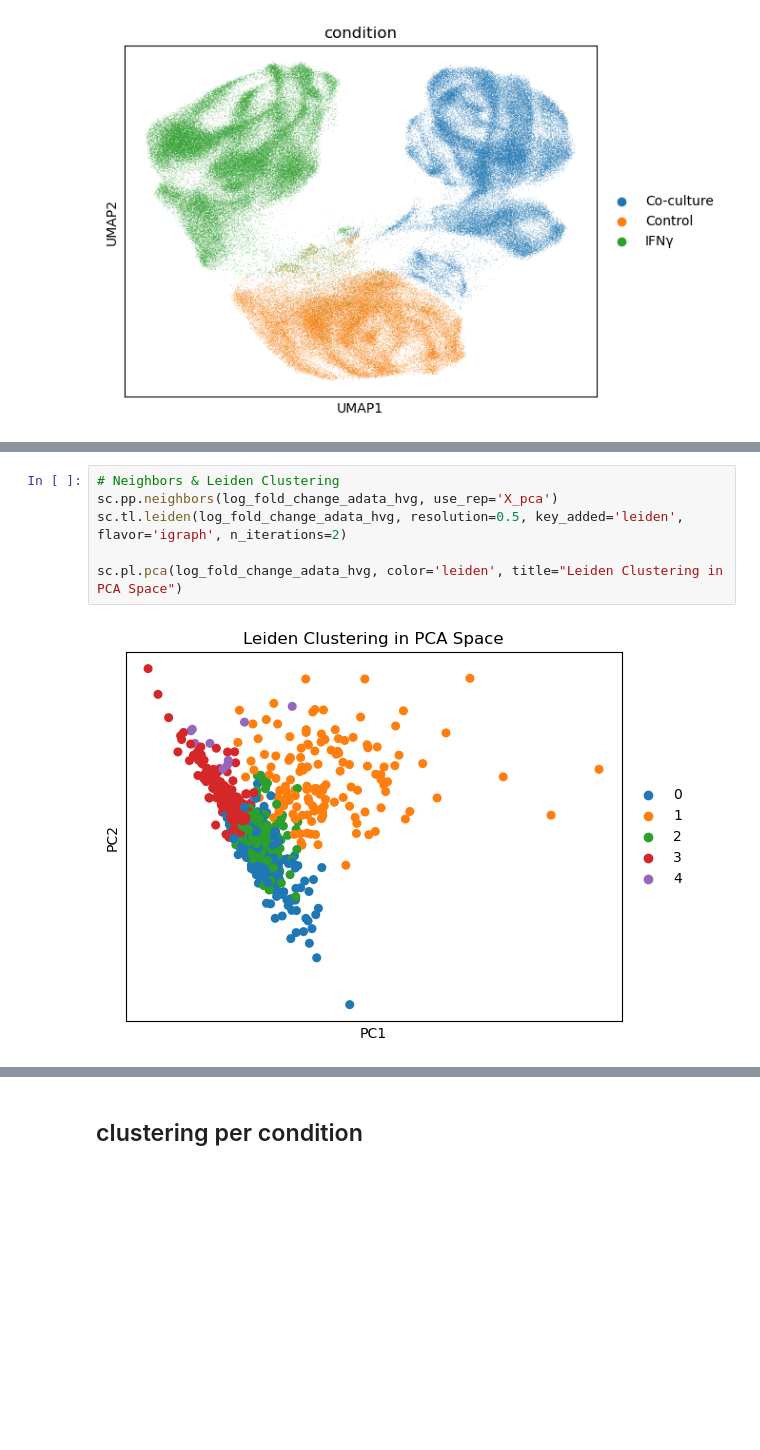
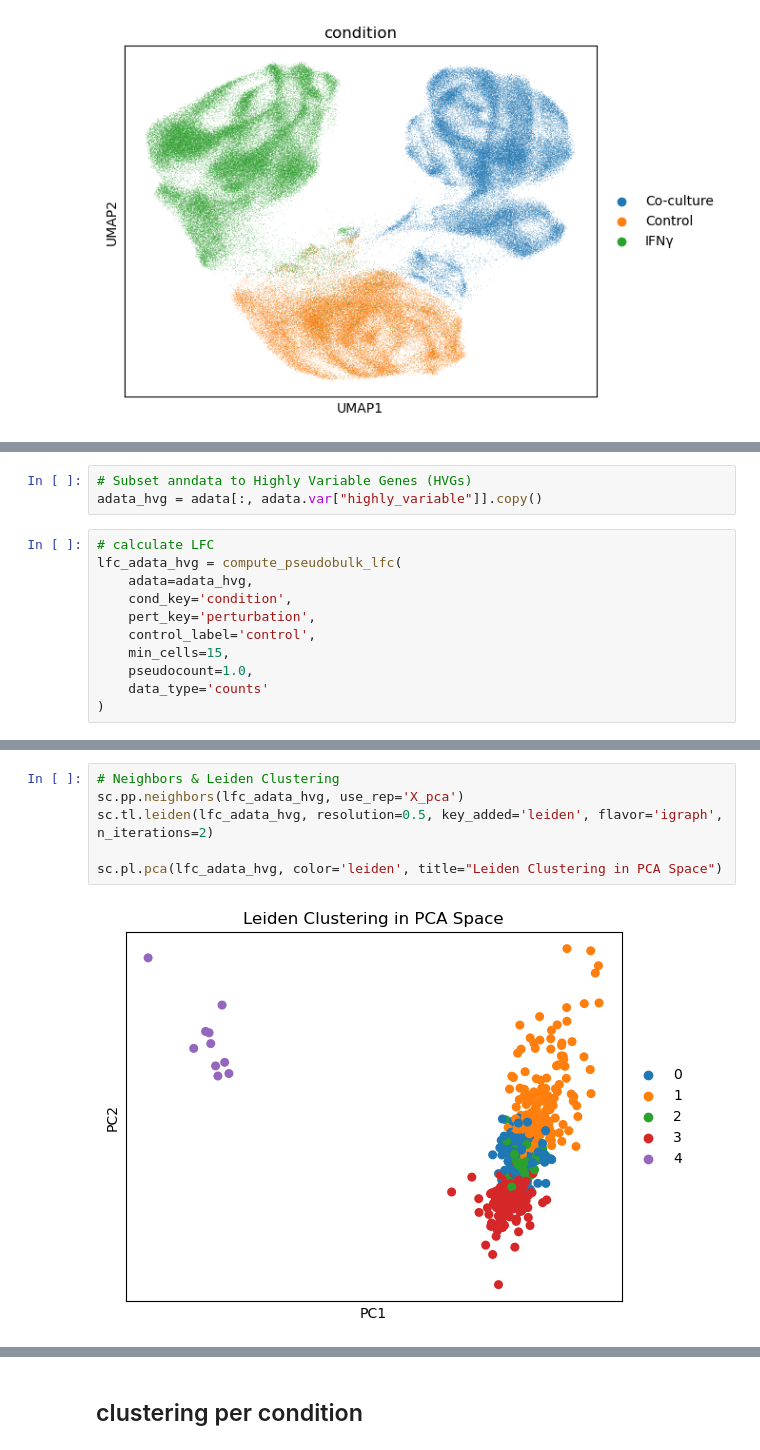
Before and after one commit to tf-kuehn/ml_omics, a Jupyter notebook: Task_2_ae_version_2.ipynb, the cells around one changed output, grey strips where cells are left out. Drawn from its saved outputs; the diff is of its cells as text; blank space fills up the shorter version.

```diff
--- a/Task_2_ae_version_2.ipynb
+++ b/Task_2_ae_version_2.ipynb
@@ -107 +204,15 @@ log_fold_change_co_culture_hvg = log_fold_change_adata_hvg[log_fold_change_adata
+# %%
+# Subset anndata to Highly Variable Genes (HVGs)
+adata_hvg = adata[:, adata.var["highly_variable"]].copy()
+# %%
+# calculate LFC
+lfc_adata_hvg = compute_pseudobulk_lfc(
+    adata=adata_hvg,
+    cond_key='condition',
+    pert_key='perturbation',
+    control_label='control',
+    min_cells=15,
+    pseudocount=1.0,
+    data_type='counts'
+)
 # %%
@@ -119,9 +230,9 @@ sc.pl.pca(log_fold_change_adata_hvg, color='condition', title="PCA Colored by Co
 # %%
 # Neighbors & Leiden Clustering
-sc.pp.neighbors(log_fold_change_adata_hvg, use_rep='X_pca')
-sc.tl.leiden(log_fold_change_adata_hvg, resolution=0.5, key_added='leiden', flavor='igraph', n_iterations=2)
+sc.pp.neighbors(lfc_adata_hvg, use_rep='X_pca')
+sc.tl.leiden(lfc_adata_hvg, resolution=0.5, key_added='leiden', flavor='igraph', n_iterations=2)
 
-sc.pl.pca(log_fold_change_adata_hvg, color='leiden', title="Leiden Clustering in PCA Space")
+sc.pl.pca(lfc_adata_hvg, color='leiden', title="Leiden Clustering in PCA Space")
 # %% [output]
-[figure, old version]
+[figure, new version]
 # %%
```
Also changed, not shown: parts of 53 cells of this notebook.
